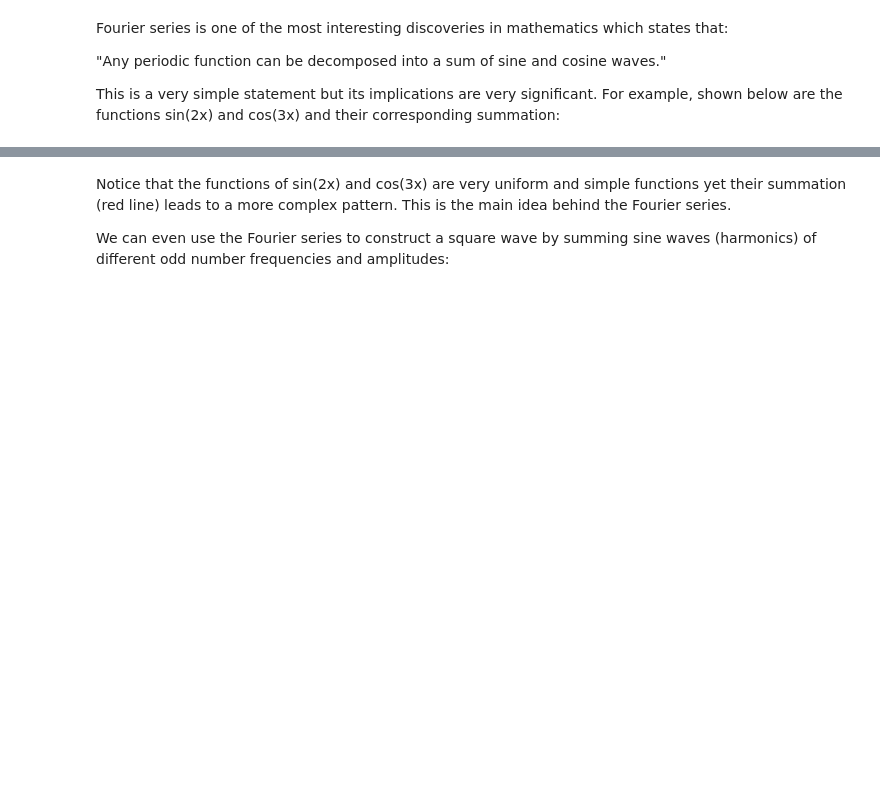
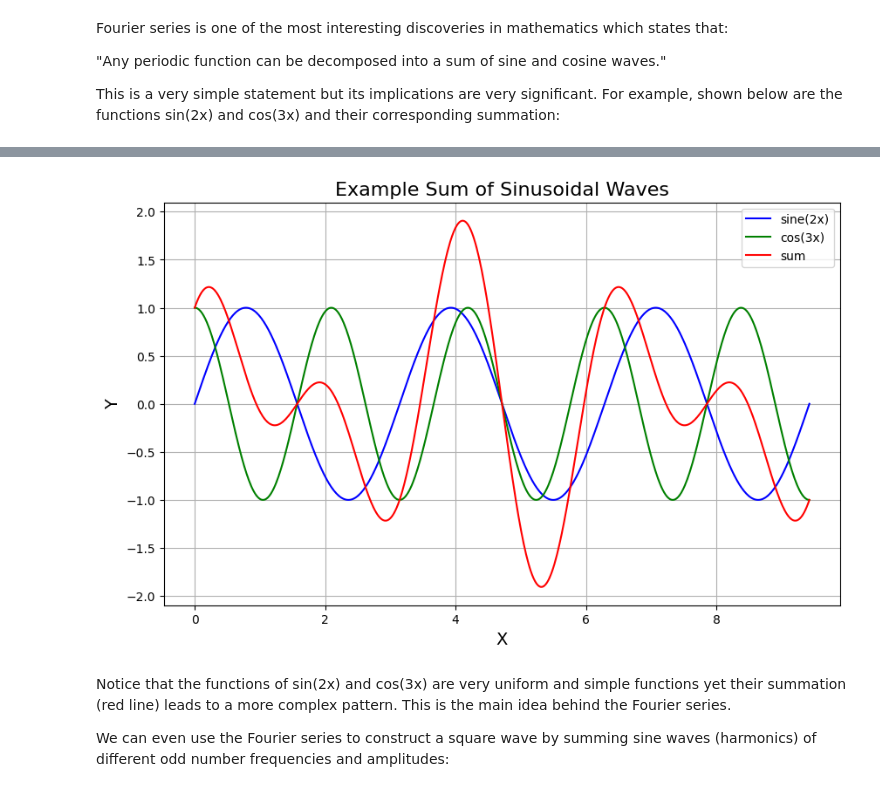
Before and after one commit to amirashrafizham/time-series-models, a Jupyter notebook: statisticalmodel/19. Fourier Series & Harmonic Regression.ipynb, the cells around one changed output, grey strips where cells are left out. Cells and saved outputs as stored; diff of their text form; code cells hidden in the pictures; blank space fills up the shorter version.

```diff
--- a/statisticalmodel/19. Fourier Series & Harmonic Regression.ipynb
+++ b/statisticalmodel/19. Fourier Series & Harmonic Regression.ipynb
@@ -23,6 +23,7 @@ This is a very simple statement but its implications are very significant. For e
 # %%
 import plotly.graph_objs as go
 import numpy as np
+import matplotlib.pyplot as plt
 
 x = np.linspace(0, 3 * np.pi, 500)
 
@@ -30,19 +31,33 @@ y1 = np.sin(2 * x)
 y2 = np.cos(3 * x)
 y_sum = y1 + y2
 
-trace1 = go.Scatter(x=x, y=y1, mode='lines',name='sine(2x)', line=dict(color='blue'))
-trace2 = go.Scatter(x=x, y=y2, mode='lines', name='cos(3x)', line=dict(color='green'))
-trace3 = go.Scatter(x=x, y=y_sum, mode='lines', name='sum', line=dict(color='red'))
+# plot using matplotlib
+plt.figure(figsize=(10, 6))
+plt.plot(x, y1, label='sine(2x)', color='blue')
+plt.plot(x, y2, label='cos(3x)', color='green')
+plt.plot(x, y_sum, label='sum', color='red')
+plt.title('Example Sum of Sinusoidal Waves', fontsize=16)
+plt.xlabel('X', fontsize=14)
+plt.ylabel('Y', fontsize=14)
+plt.legend()
+plt.grid(True)
+plt.show()
 
-layout = go.Layout(
-    title='Example Sum of Sinusoidal Waves',
-    xaxis=dict(title='X'),
-    yaxis=dict(title='Y')
-)
 
-data = [trace1, trace2, trace3]
 
-fig = go.Figure(data=data, layout=layout)
+#trace1 = go.Scatter(x=x, y=y1, mode='lines',name='sine(2x)', line=dict(color='blue'))
+#trace2 = go.Scatter(x=x, y=y2, mode='lines', name='cos(3x)', line=dict(color='green'))
+#trace3 = go.Scatter(x=x, y=y_sum, mode='lines', name='sum', line=dict(color='red'))
+#
+#layout = go.Layout(
+#    title='Example Sum of Sinusoidal Waves',
+#    xaxis=dict(title='X'),
+#    yaxis=dict(title='Y')
+#)
 
-fig.show()
+#data = [trace1, trace2, trace3]
+#
+#fig = go.Figure(data=data, layout=layout)
+#
+#fig.show()
 # %% [output]
@@ -51,3 +64,4 @@ fig.show()
+[figure, added]
 # %% [markdown]
 Notice that the functions of sin(2x) and cos(3x) are very uniform and simple functions yet their summation (red line) leads to a more complex pattern. This is the main idea behind the Fourier series.
 
```
Also changed, not shown: parts of 3 cells of this notebook, 3 other files.
